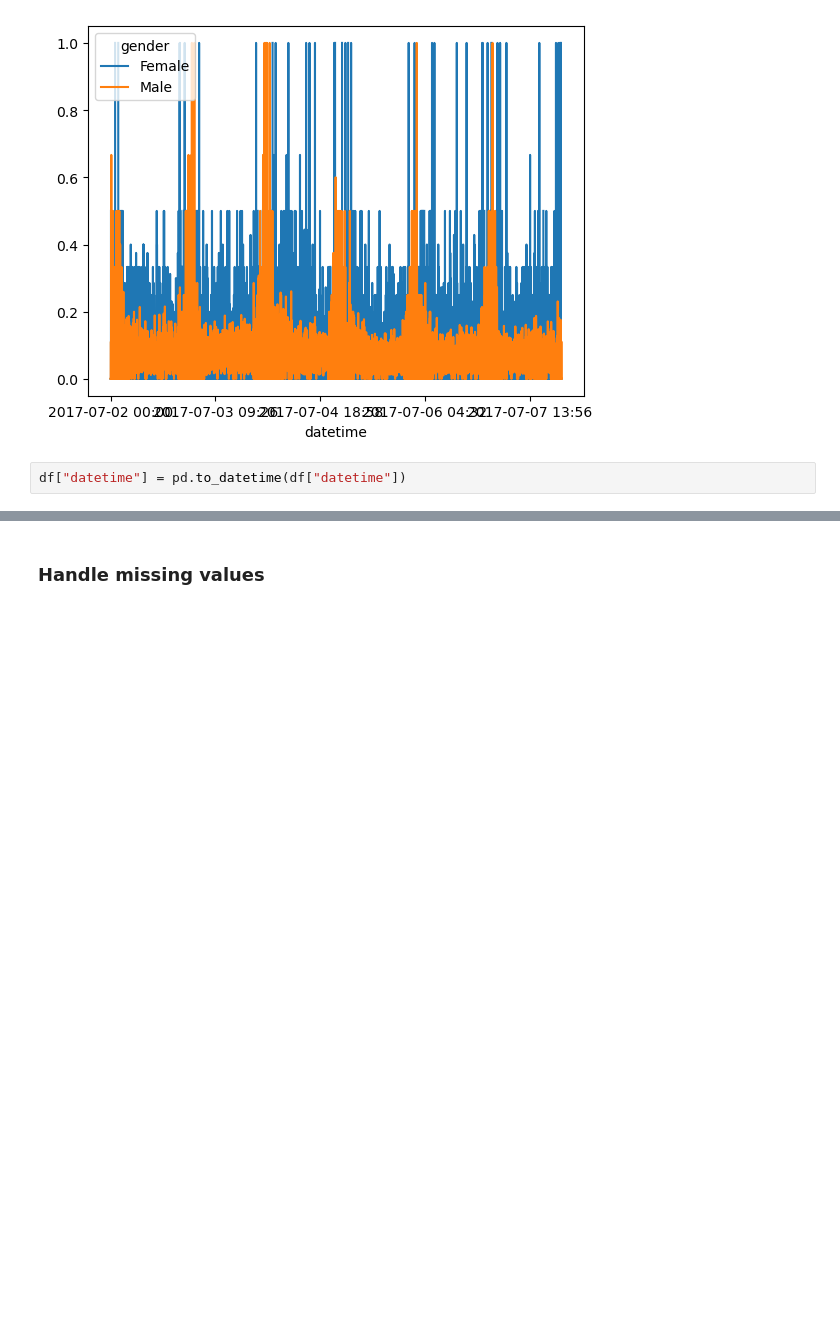
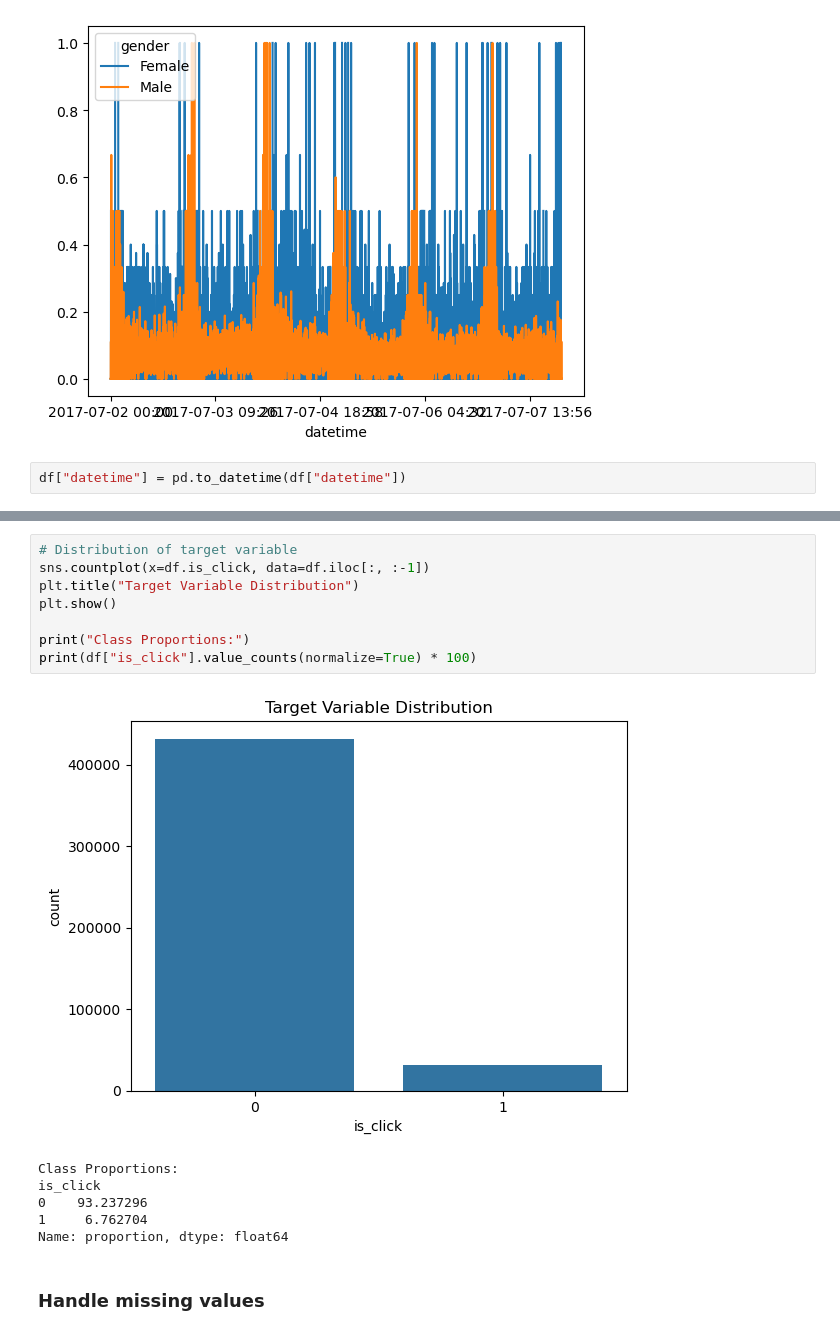
Before and after one commit to vikramreddym/machine-learning-zoomcamp-homework, a Jupyter notebook: midterm/ad-click-prediction.ipynb, the cells around one changed output, grey strips where cells are left out. Saved outputs shown, nothing was run; the diff lists cells and outputs as text; blank space fills up the shorter version.

```diff
--- a/midterm/ad-click-prediction.ipynb
+++ b/midterm/ad-click-prediction.ipynb
@@ -213,3 +222,18 @@ df["datetime"] = pd.to_datetime(df["datetime"])
+# %%
+# Distribution of target variable
+sns.countplot(x=df.is_click, data=df.iloc[:, :-1])
+plt.title("Target Variable Distribution")
+plt.show()
+
+print("Class Proportions:")
+print(df["is_click"].value_counts(normalize=True) * 100)
+# %% [output]
+[figure, added]
+Class Proportions:
+is_click
+0    93.237296
+1     6.762704
+Name: proportion, dtype: float64
 # %% [markdown]
 ### Handle missing values
 # %%
```
Also changed, not shown: parts of 2 cells of this notebook, 2 other files.
